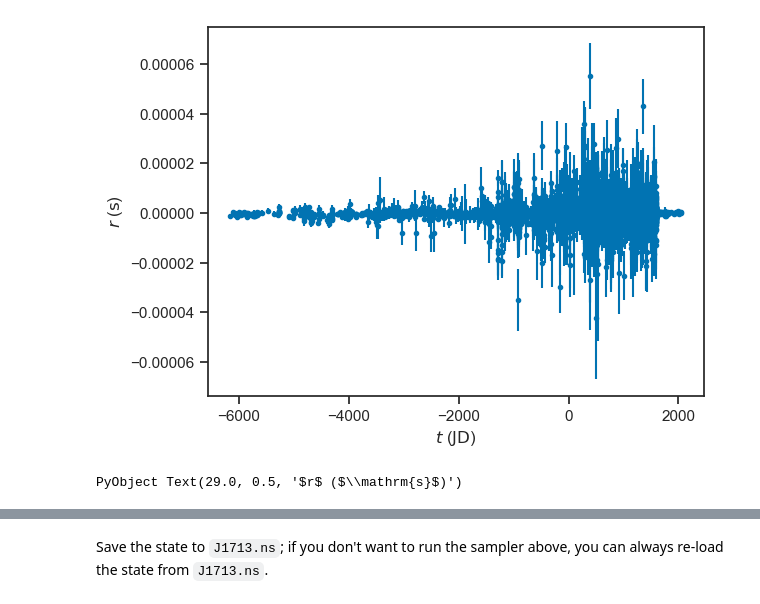
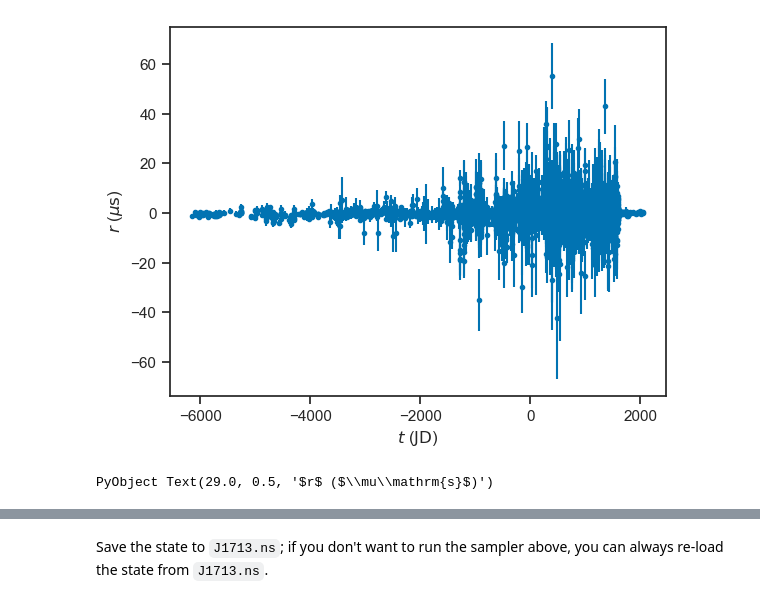
Before and after one commit to farr/PulsarNoise, a Jupyter notebook: J1713.ipynb, the cells around one changed output, grey strips where cells are left out. Drawn from its saved outputs; the diff is of its cells as text; code cells hidden in the pictures.

```diff
--- a/J1713.ipynb
+++ b/J1713.ipynb
@@ -15,8 +26,8 @@ sns.set_style("ticks")
 # %%
 d = readdlm("DR2/release/VersionA/J1713+0747/residuals.dat")
-errorbar(d[:,1], d[:,2], d[:,3], fmt=".")
+errorbar(d[:,1], d[:,2]*1e6, d[:,3]*1e6, fmt=".")
 xlabel(L"$t$ ($\mathrm{JD}$)")
-ylabel(L"$r$ ($\mathrm{s}$)")
+ylabel(L"$r$ ($\mu\mathrm{s}$)")
 # %% [output]
-[figure, old version]
+[figure, new version]
-PyObject Text(29.0, 0.5, '$r$ ($\\mathrm{s}$)')
+PyObject Text(29.0, 0.5, '$r$ ($\\mu\\mathrm{s}$)')
```
Also changed, not shown: parts of 9 cells of this notebook, 6 other files.
